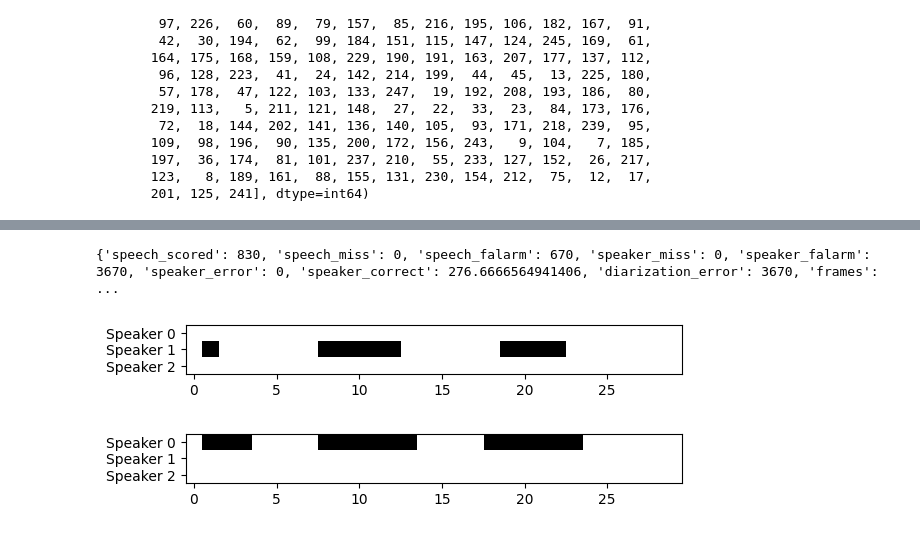
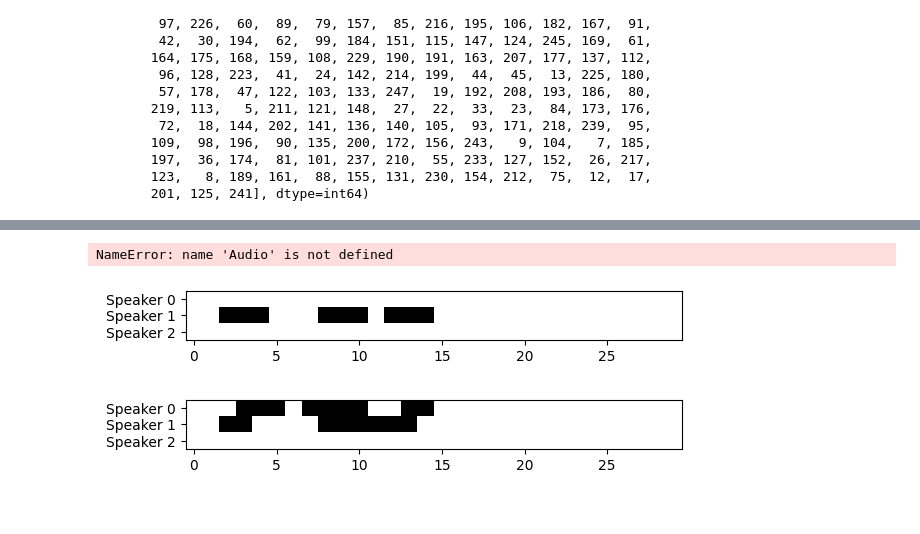
Before and after one commit to anakib1/MangoDemo, a Jupyter notebook: one-time-utils/diarization-evaluation.ipynb, the cells around one changed output, grey strips where cells are left out. Drawn from its saved outputs; the diff is of its cells as text; code cells hidden in the pictures.

```diff
--- a/one-time-utils/diarization-evaluation.ipynb
+++ b/one-time-utils/diarization-evaluation.ipynb
@@ -118,12 +118,12 @@ Audio(evaluation_data[49].audio,rate=16_000)
 # %%
 def describe_pair(index: int):
     draw_diarization(predictions[index])
     draw_diarization(labels[index])
     Audio(evaluation_data[i].audio, rate=16_000)
     print(calculate_diarization_accuracy(labels[i], predictions[i]))
 
-describe_pair(162)
+describe_pair(186)
 # %% [output]
-{'speech_scored': 830, 'speech_miss': 0, 'speech_falarm': 670, 'speaker_miss': 0, 'speaker_falarm': 3670, 'speaker_error': 0, 'speaker_correct': 276.6666564941406, 'diarization_error': 3670, 'frames': ...
+NameError: name 'Audio' is not defined
-[figure, old version]
+[figure, new version]
-[figure, old version]
+[figure, new version]
```
Also changed, not shown: parts of 4 cells of this notebook, 5 other files.
